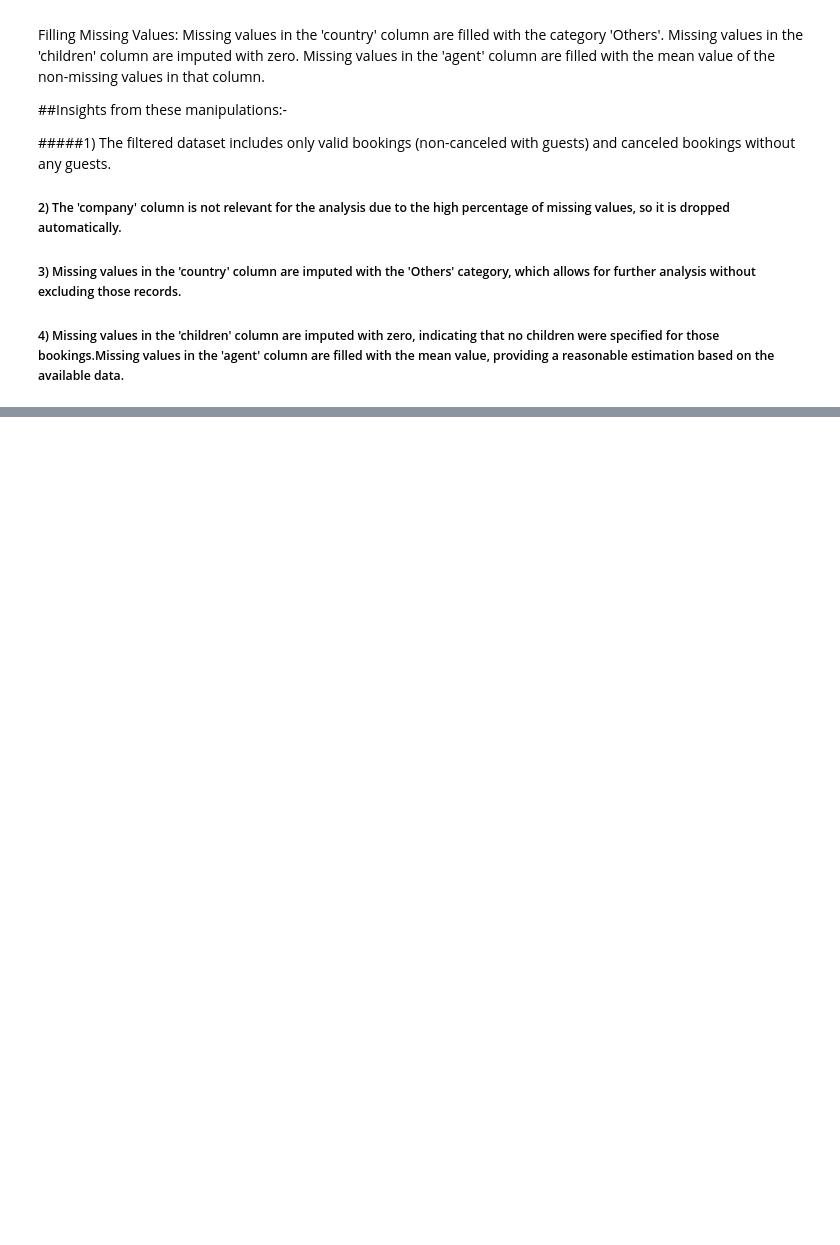
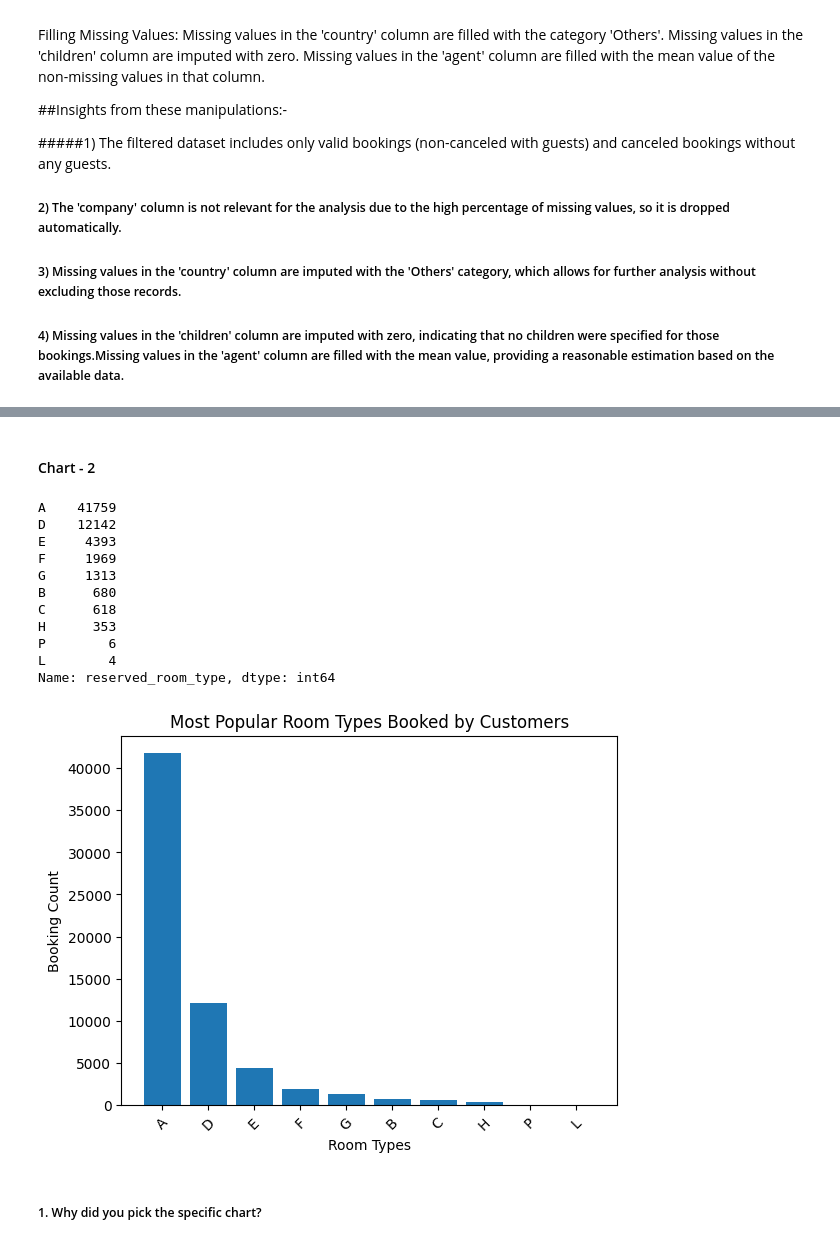
Before and after one commit to Sakshi1127/almabettercapstoneproject, a Jupyter notebook: EDA_Hotel_Booking_analysis.ipynb, the cells around one changed output, grey strips where cells are left out. Cells and saved outputs as stored; diff of their text form; code cells hidden in the pictures; blank space fills up the shorter version.

```diff
--- a/EDA_Hotel_Booking_analysis.ipynb
+++ b/EDA_Hotel_Booking_analysis.ipynb
@@ -421,0 +470,2 @@ Filling Missing Values: Missing values in the 'country' column are filled with t
+# %% [markdown]
+#### Chart - 2
@@ -421,0 +474,37 @@ Filling Missing Values: Missing values in the 'country' column are filled with t
+# %%
+#Calculate the most popular type room types booked by customers
+
+# Filter the dataset to include only relevant columns
+room_types = data_set['reserved_room_type']
+
+# Calculate the count of each room type
+room_type_counts = room_types.value_counts()
+
+# Sort the room types based on counts in descending order
+popular_room_types = room_type_counts.sort_values(ascending=False)
+
+# Display the most popular room types
+print(popular_room_types)
+
+# Optionally, visualize the results with a bar chart
+plt.bar(popular_room_types.index, popular_room_types.values)
+plt.xlabel('Room Types')
+plt.ylabel('Booking Count')
+plt.title('Most Popular Room Types Booked by Customers')
+plt.xticks(rotation=45)
+plt.show()
+# %% [output]
+A    41759
+D    12142
+E     4393
+F     1969
+G     1313
+B      680
+C      618
+H      353
+P        6
+L        4
+Name: reserved_room_type, dtype: int64
+[figure, added]
+# %% [markdown]
+##### 1. Why did you pick the specific chart?
```
Also changed, not shown: parts of 18 cells of this notebook.
